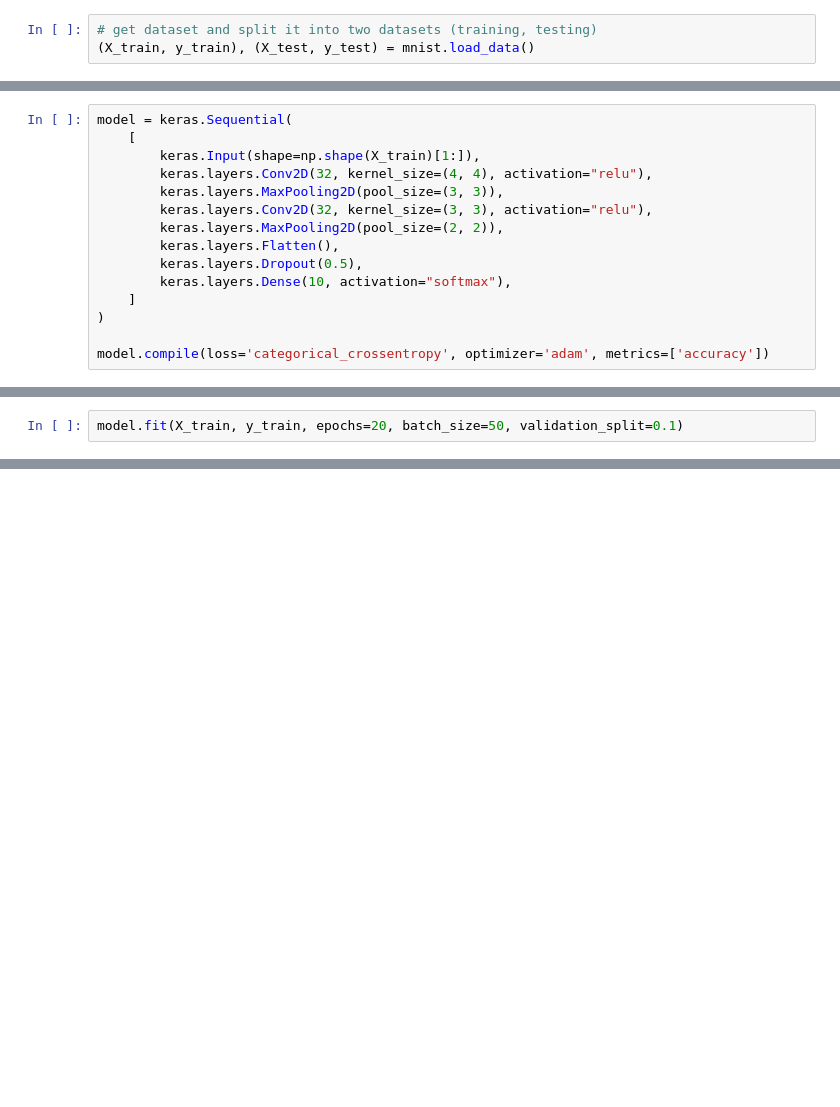
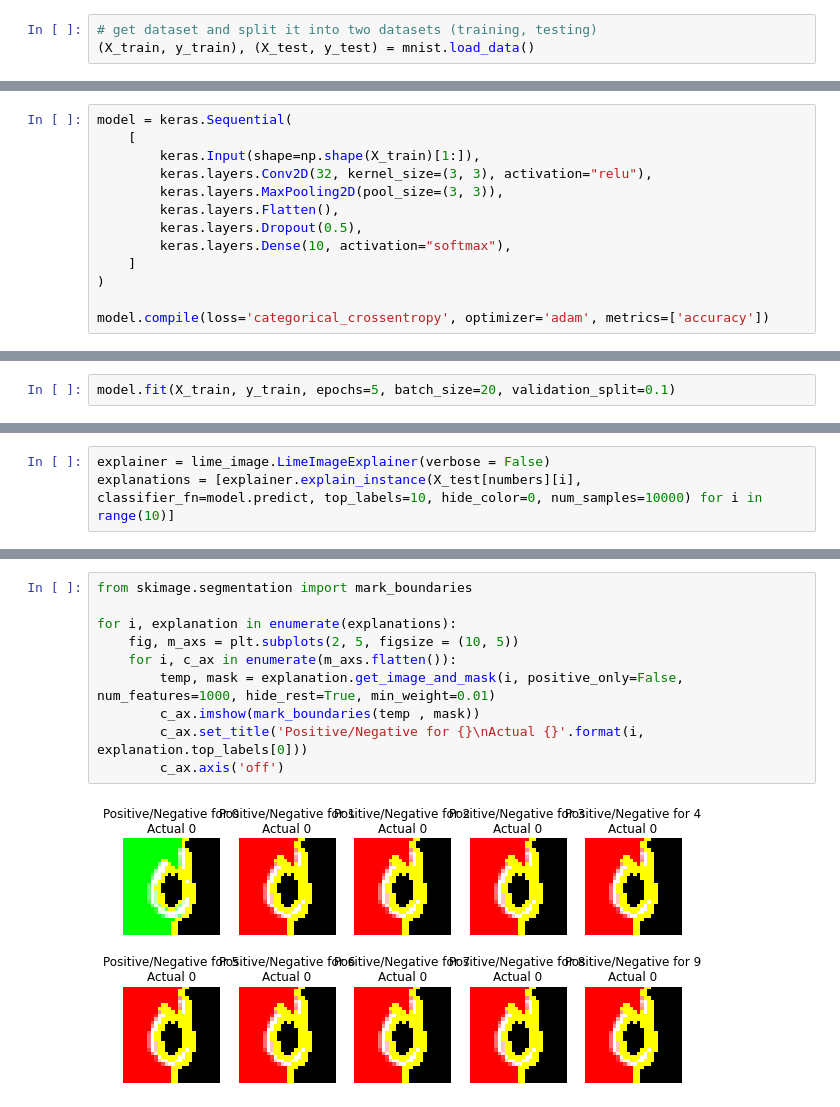
Before and after one commit to medso0018/ExplainML, a Jupyter notebook: notebooks/image.ipynb, the cells around one changed output, grey strips where cells are left out. Cells and saved outputs as stored; diff of their text form; blank space fills up the shorter version.

```diff
--- a/notebooks/image.ipynb
+++ b/notebooks/image.ipynb
@@ -61,10 +51,8 @@ import keras
 model = keras.Sequential(
     [
         keras.Input(shape=np.shape(X_train)[1:]),
-        keras.layers.Conv2D(32, kernel_size=(4, 4), activation="relu"),
+        keras.layers.Conv2D(32, kernel_size=(3, 3), activation="relu"),
         keras.layers.MaxPooling2D(pool_size=(3, 3)),
-        keras.layers.Conv2D(32, kernel_size=(3, 3), activation="relu"),
-        keras.layers.MaxPooling2D(pool_size=(2, 2)),
         keras.layers.Flatten(),
         keras.layers.Dropout(0.5),
         keras.layers.Dense(10, activation="softmax"),
@@ -93,5 +84,5 @@ Trainable params: 12,682
 Non-trainable params: 0
 _________________________________________________________________
 # %%
-model.fit(X_train, y_train, epochs=20, batch_size=50, validation_split=0.1)
+model.fit(X_train, y_train, epochs=5, batch_size=20, validation_split=0.1)
 # %% [output]
@@ -120,0 +111,3 @@ Test accuracy: 0.9739999771118164
+# %%
+explainer = lime_image.LimeImageExplainer(verbose = False)
+explanations = [explainer.explain_instance(X_test[numbers][i], classifier_fn=model.predict, top_labels=10, hide_color=0, num_samples=10000) for i in range(10)]
@@ -120,0 +285,12 @@ Test accuracy: 0.9739999771118164
+# %%
+from skimage.segmentation import mark_boundaries
+
+for i, explanation in enumerate(explanations):
+    fig, m_axs = plt.subplots(2, 5, figsize = (10, 5))
+    for i, c_ax in enumerate(m_axs.flatten()):
+        temp, mask = explanation.get_image_and_mask(i, positive_only=False, num_features=1000, hide_rest=True, min_weight=0.01)
+        c_ax.imshow(mark_boundaries(temp , mask))
+        c_ax.set_title('Positive/Negative for {}\nActual {}'.format(i, explanation.top_labels[0]))
+        c_ax.axis('off')
+# %% [output]
+[figure, added]
```
Also changed, not shown: parts of 15 cells of this notebook.
